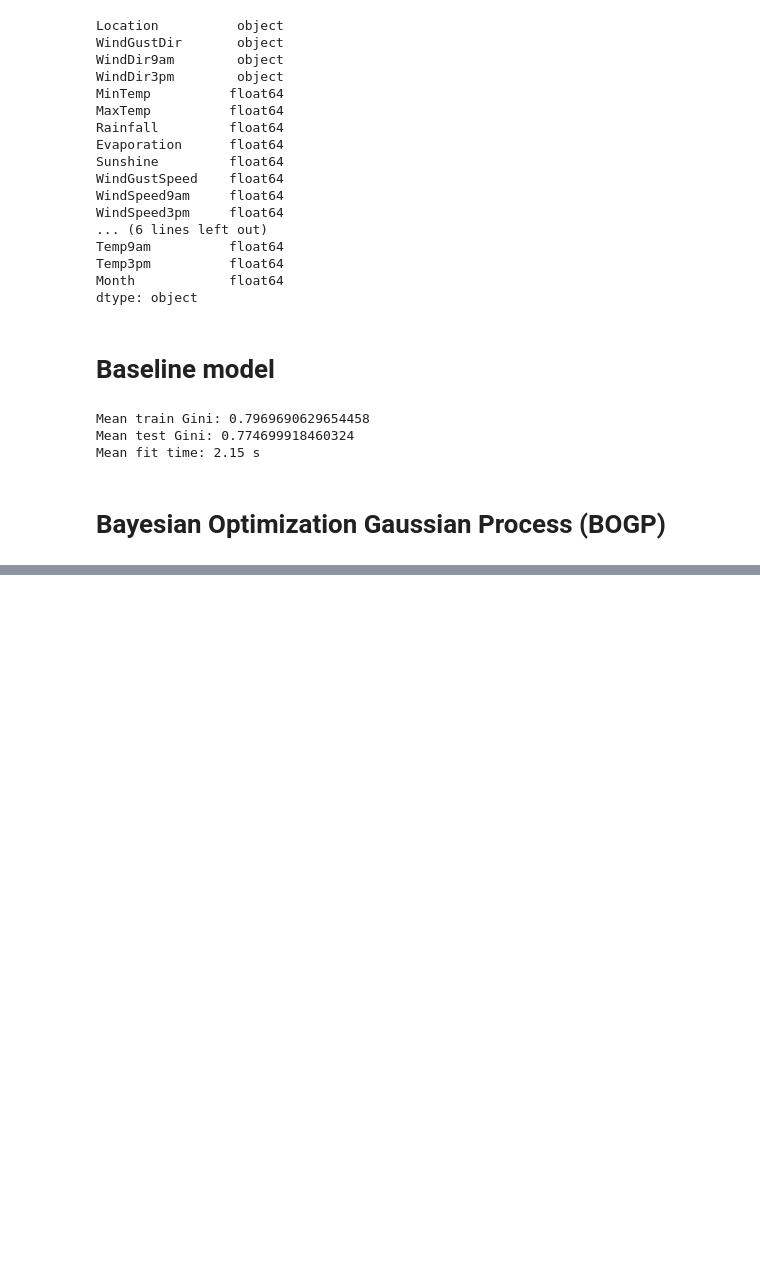
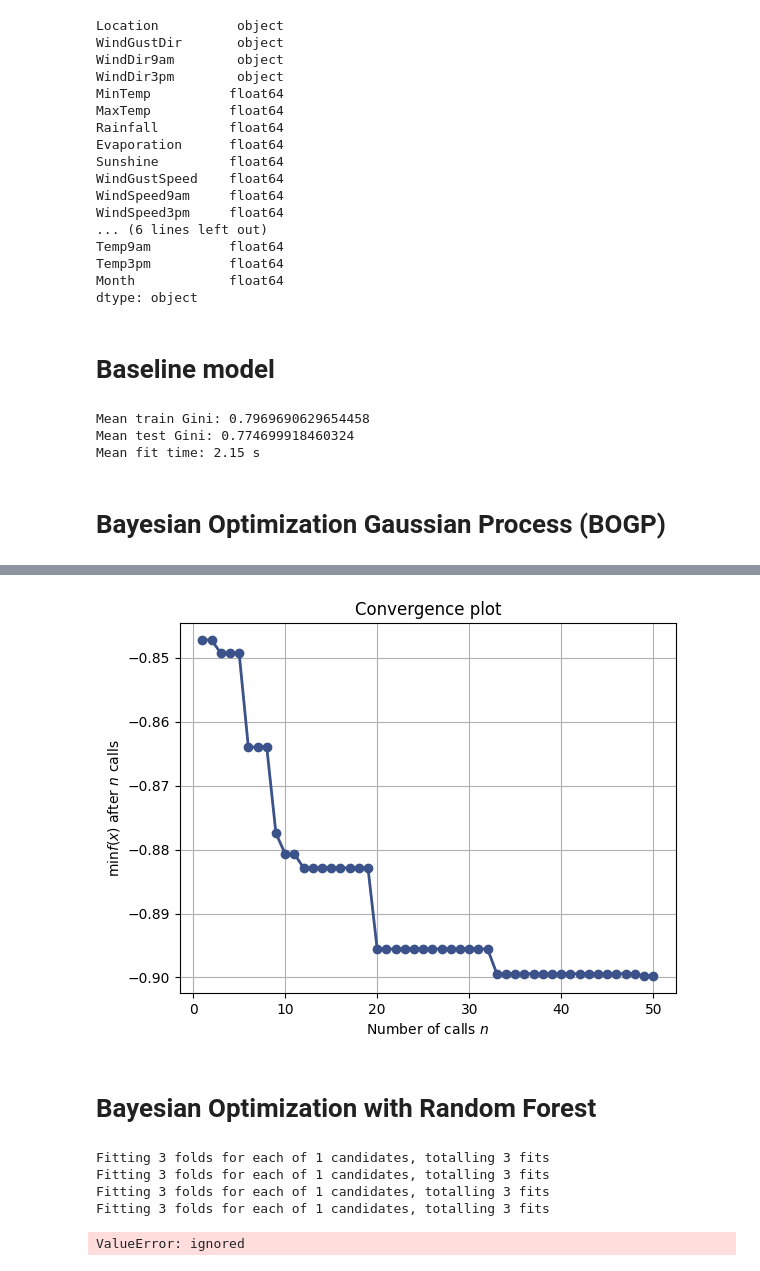
Before and after one commit to antbartash/australian_rain, a Jupyter notebook: BayesianOptimization_skopt.ipynb, the cells around one changed output, grey strips where cells are left out. Cells and saved outputs as stored; diff of their text form; code cells hidden in the pictures; blank space fills up the shorter version.

```diff
--- a/BayesianOptimization_skopt.ipynb
+++ b/BayesianOptimization_skopt.ipynb
@@ -117,13 +119,13 @@ model = CatBoostClassifier(
 )
 
 clf = BayesSearchCV(
-    model, hyperparameter_space, n_iter=25,
+    model, hyperparameter_space, n_iter=50,
     optimizer_kwargs={
-        'base_estimator': 'GP',
+        'base_estimator': 'GP', # 'RF', 'ET', 'GBRT'
         'n_initial_points': 5,
-        'initial_point_generator': 'random',
+        'initial_point_generator': 'random', # 'grid'
         'acq_func': 'gp_hedge', # probabilistically choose one of ['EI', 'LCB', 'PI'] acquisition functions at every iteration
-        'acq_func_kwargs': {'xi': 0.01},
+        'acq_func_kwargs': {'xi': 0.1},
         'n_jobs': -1, # default: 1
         'random_state': 42
     },
@@ -131,7 +133,7 @@ clf = BayesSearchCV(
     random_state=42, n_jobs=-1, verbose=3
 )
 
-clf.fit(X_train, y_train)
+clf.fit(X_train, y_train) # 40 min
 # %%
 print(f"Best Gini: {clf.best_score_ * 2 - 1}")
 print(f"Best params: {clf.best_params_}")
@@ -140,0 +143,46 @@ Best params: OrderedDict([('bagging_temperature', 0.0), ('depth', 8), ('l2_leaf_
+# %%
+plot_convergence(clf.optimizer_results_)
+plt.show()
+# %% [output]
+[figure, added]
+# %% [markdown]
+# Bayesian Optimization with Random Forest
+# %%
+hyperparameter_space = {
+    'n_estimators': Integer(low=100, high=10000),
+    'learning_rate': Real(low=1e-6, high=0.3, prior='log-uniform'),
+    'depth': Integer(1, 16),
+    'l2_leaf_reg': Real(0.0, 100.0),
+    # 'random_strength': uniform(loc=0.01, scale=50), # CPU only
+    'bagging_temperature': Real(0.0, 100.0),
+    'grow_policy': Categorical(['SymmetricTree', 'Depthwise']),
+    'scale_pos_weight': Integer(1, 4)
+}
+
+model = CatBoostClassifier(
+    cat_features=['Location', 'WindGustDir', 'WindDir9am', 'WindDir3pm'],
+    random_state=42, verbose=True, task_type='GPU'
+)
+
+clf = BayesSearchCV(
+    model, hyperparameter_space, n_iter=25,
+    optimizer_kwargs={
+        'base_estimator': 'GBRT',
+        'n_initial_points': 5,
+        'initial_point_generator': 'random', # 'grid'
+        'acq_func': 'gp_hedge', # probabilistically choose one of ['EI', 'LCB', 'PI'] acquisition functions at every iteration
+        'acq_func_kwargs': {'xi': 0.1},
+        'n_jobs': -1, # default: 1
+        'random_state': 42
+    },
+    scoring='roc_auc', cv=3,
+    random_state=42, n_jobs=-1, verbose=3
+)
+
+clf.fit(X_train, y_train)
+# %% [output]
+Fitting 3 folds for each of 1 candidates, totalling 3 fits
+Fitting 3 folds for each of 1 candidates, totalling 3 fits
+Fitting 3 folds for each of 1 candidates, totalling 3 fits
+Fitting 3 folds for each of 1 candidates, totalling 3 fits
+ValueError: ignored
```
Also changed, not shown: parts of 3 cells of this notebook.
